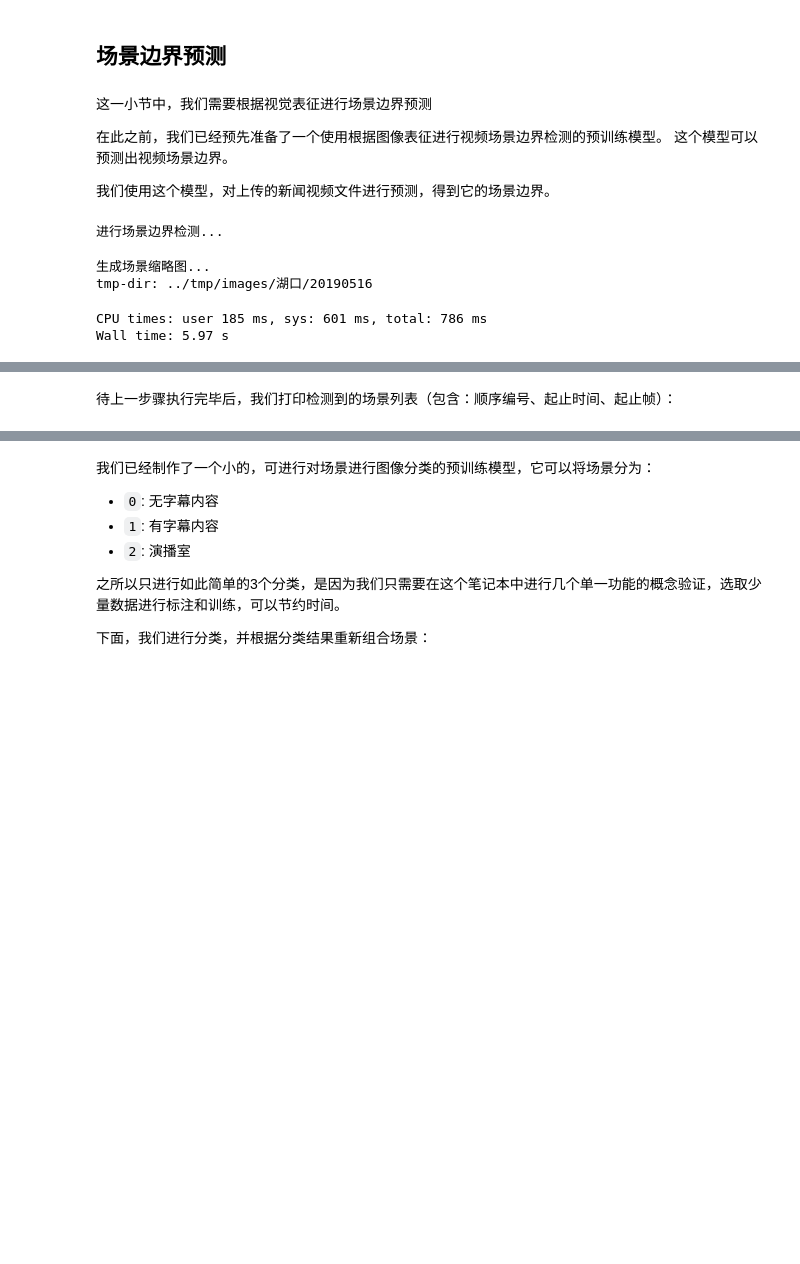
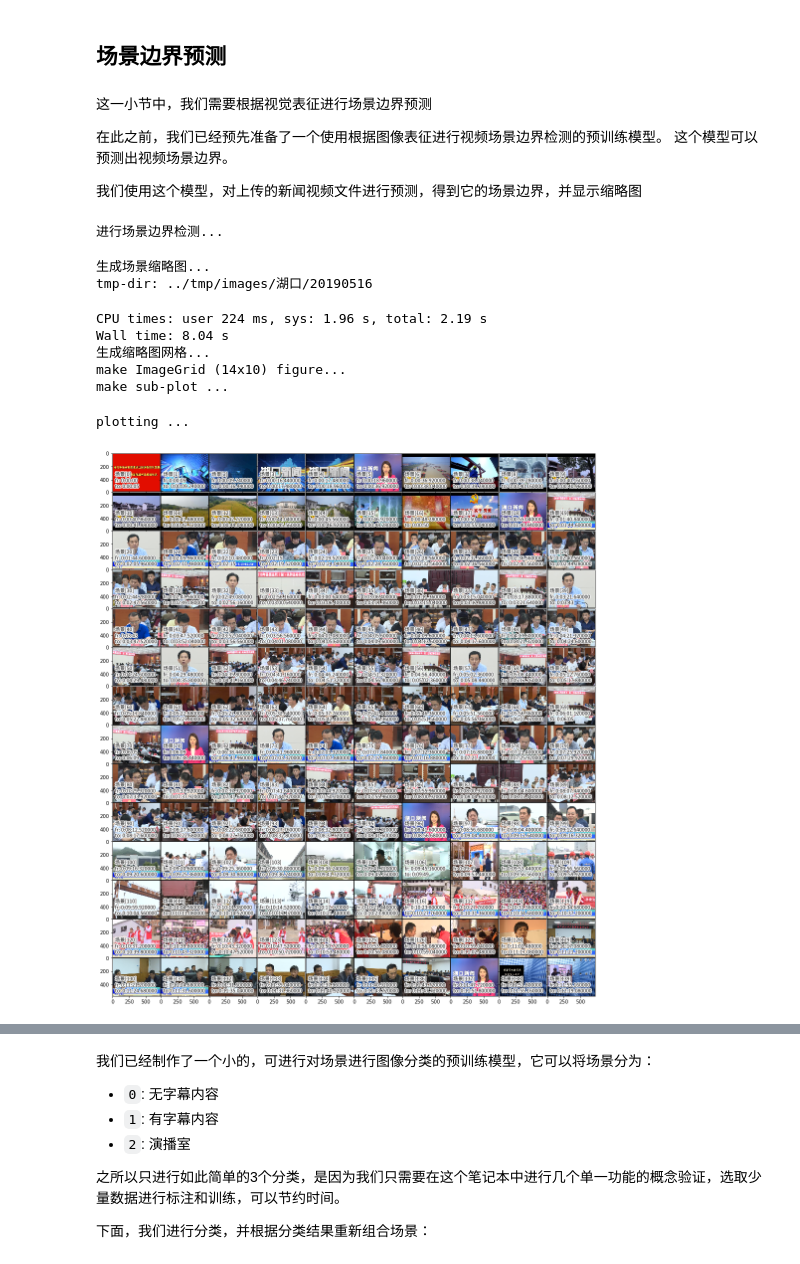
Before and after one commit to tanbro/jxcn-newsvid-poc, a Jupyter notebook: notebooks/demo.ipynb, the cells around one changed output, grey strips where cells are left out. Drawn from its saved outputs; the diff is of its cells as text; code cells hidden in the pictures; blank space fills up the shorter version.

```diff
--- a/notebooks/demo.ipynb
+++ b/notebooks/demo.ipynb
@@ -80,6 +84,11 @@ import numpy as np
 import pandas as pd
 import matplotlib.pyplot as plt
 import matplotlib.font_manager as mfm
+import matplotlib.image as mpimg
+import matplotlib.patches as mpatches
+from matplotlib.offsetbox import AnchoredText
+from matplotlib.patheffects import withStroke
+from mpl_toolkits.axes_grid1 import ImageGrid
 
 import skimage
 import torch
@@ -127,6 +136,18 @@ def trunc_a(video_file_path, start_seconds, end_seconds, output_path):
         str(output_path)
     ]
     run_ffmpeg(args=args)
+
+
+def add_inner_title(ax, title, loc, size=None, **kwargs):
+    prop = kwargs.get('prop', {})
+    prop['fontproperties'] = mfm_font_prop
+    if size is None:
+        prop['size'] = plt.rcParams['legend.fontsize']
+#     at = AnchoredText(title, loc=loc, pad=0., borderpad=0.5, frameon=False, **kwargs)
+    at = AnchoredText(title, loc=loc, prop=prop, pad=0., borderpad=0.5, frameon=False, **kwargs)
+    ax.add_artist(at)
+    at.txt._text.set_path_effects([withStroke(foreground="w", linewidth=3)])
+    return at
 # %% [markdown]
 ## 上传要处理的视频文件
 # %% [markdown]
@@ -168,7 +193,7 @@ assert os.path.exists(VIDEO_FILE)  # 断言：文件存在
 在此之前，我们已经预先准备了一个使用根据图像表征进行视频场景边界检测的预训练模型。
 这个模型可以预测出视频场景边界。
 
-我们使用这个模型，对上传的新闻视频文件进行预测，得到它的场景边界。
+我们使用这个模型，对上传的新闻视频文件进行预测，得到它的场景边界，并显示缩略图
 # %%
 print('进行场景边界检测...')
 sleep(1)
@@ -273,32 +298,73 @@ def take_scenes_images(video_file_path, scenes, output_dir):
     for i, scene in tqdm(enumerate(scenes), total=len(scenes)):
         start_time = scene['start_time']
         end_time = scene['end_time']
         snapshots = take_images_in_timespan(
             video_file_path, start_time, end_time,
             os.path.join(output_dir, '{}_$index.jpg'.format(i + 1)),
             1
         )
         scene['snapshots'] = snapshots
 
 
 dirname, basename = os.path.split(VIDEO_FILE)
 basename = os.path.splitext(basename)[0]
 images_dir = os.path.join(
     '..',
     'tmp',
     'images',
     os.path.relpath(dirname, VIDEO_DIR),
     basename
 )
 rmtree(images_dir, ignore_errors=True)
 
 print(f'tmp-dir: {images_dir}')
 sleep(1)
 
 %time take_scenes_images(VIDEO_FILE, scenes, images_dir)
+
+###############################
+
+print(f'生成缩略图网格...')
+sleep(1)
+
+n_cols= 10
+n_rows = int(np.ceil(len(scenes) / n_cols))
+im_dsp_w = 80
+im_dsp_h = 60
+
+print(f'make ImageGrid ({n_rows}x{n_cols}) figure...')
+sleep(1)
+
+fig = plt.figure(figsize=(im_dsp_w, im_dsp_h))
+grid = ImageGrid(
+    fig, len(scenes),  # similar to subplot(142)
+    nrows_ncols=(n_rows, n_cols),
+)
+
+print('make sub-plot ...')
+sleep(1)
+
+text_prop={'fontproperties': mfm_font_prop}
+for ax, scene in tqdm(zip(grid, scenes), total=len(scenes)):
+    inner_title = f"场景[{scene['index']}]\nfr: {timedelta(seconds=scene['start_time'])}\nto: {timedelta(seconds=scene['end_time'])}"
+    t = add_inner_title(ax, inner_title, loc=3)
+    t.patch.set_alpha(0.5)
+    im = mpimg.imread(scene['snapshots'][0])
+    ax.imshow(im, interpolation="nearest")
+
+
+print('plotting ...')
+
+plt.pause(0.001)
+%time plt.show()
 # %% [output]
 进行场景边界检测...
 生成场景缩略图...
 tmp-dir: ../tmp/images/湖口/20190516
-CPU times: user 185 ms, sys: 601 ms, total: 786 ms
-Wall time: 5.97 s
+CPU times: user 224 ms, sys: 1.96 s, total: 2.19 s
+Wall time: 8.04 s
+生成缩略图网格...
+make ImageGrid (14x10) figure...
+make sub-plot ...
+plotting ...
+[figure, added]
@@ -305,2 +372,0 @@ Wall time: 5.97 s
-# %% [markdown]
-待上一步骤执行完毕后，我们打印检测到的场景列表（包含：顺序编号、起止时间、起止帧）：
```
Also changed, not shown: parts of 15 cells of this notebook.
